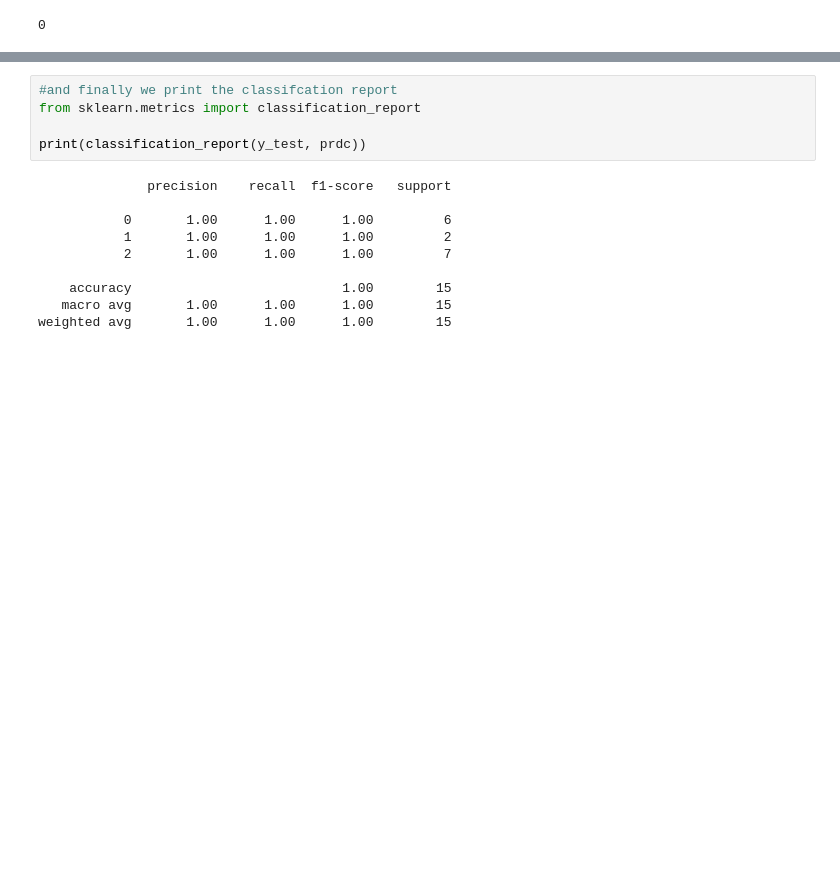
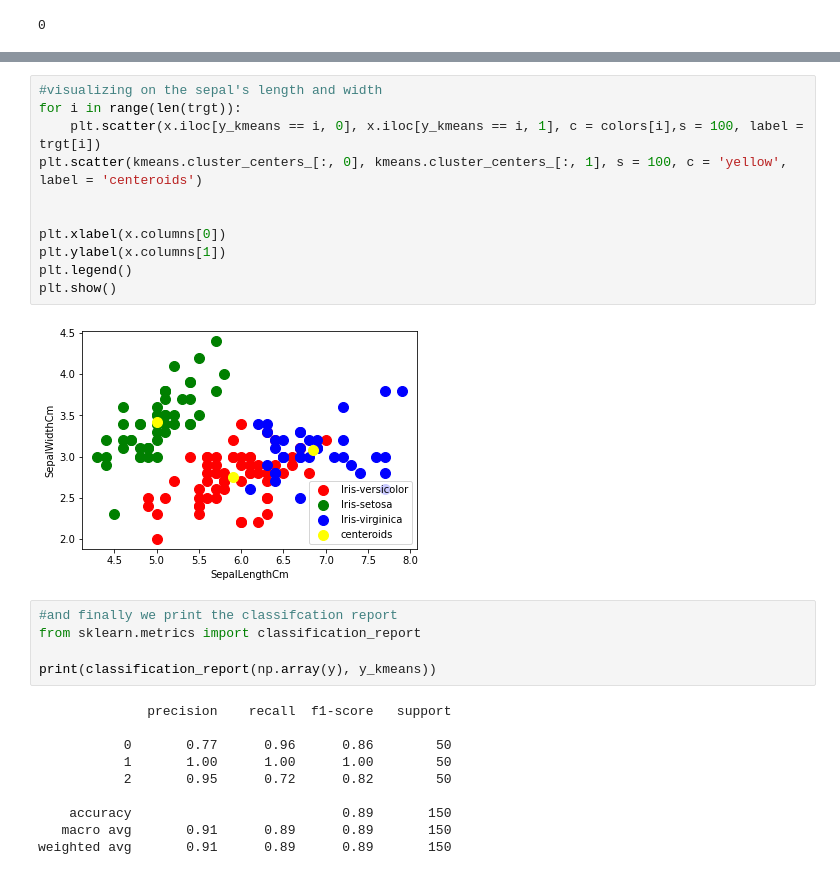
Before and after one commit to abualhamd/sparks-foundation-data-science-challenges, a Jupyter notebook: #2_Iris/Untitled.ipynb, the cells around one changed output, grey strips where cells are left out. Saved outputs shown, nothing was run; the diff lists cells and outputs as text; blank space fills up the shorter version.

```diff
--- a/#2_Iris/Untitled.ipynb
+++ b/#2_Iris/Untitled.ipynb
@@ -162,15 +151,28 @@ array([2, 0, 1, 2, 2, 0, 1, 0, 0, 2, 0, 2, 2, 2, 0], dtype=int64)
+# %%
+#visualizing on the sepal's length and width
+for i in range(len(trgt)):
+    plt.scatter(x.iloc[y_kmeans == i, 0], x.iloc[y_kmeans == i, 1], c = colors[i],s = 100, label = trgt[i])
+plt.scatter(kmeans.cluster_centers_[:, 0], kmeans.cluster_centers_[:, 1], s = 100, c = 'yellow', label = 'centeroids')
+
+
+plt.xlabel(x.columns[0])
+plt.ylabel(x.columns[1])
+plt.legend()
+plt.show()
+# %% [output]
+[figure, added]
 # %%
 #and finally we print the classifcation report
 from sklearn.metrics import classification_report
 
-print(classification_report(y_test, prdc))
+print(classification_report(np.array(y), y_kmeans))
 # %% [output]
               precision    recall  f1-score   support
 
-           0       1.00      1.00      1.00         6
-           1       1.00      1.00      1.00         2
-           2       1.00      1.00      1.00         7
+           0       0.77      0.96      0.86        50
+           1       1.00      1.00      1.00        50
+           2       0.95      0.72      0.82        50
 
-    accuracy                           1.00        15
-   macro avg       1.00      1.00      1.00        15
-weighted avg       1.00      1.00      1.00        15
+    accuracy                           0.89       150
+   macro avg       0.91      0.89      0.89       150
+weighted avg       0.91      0.89      0.89       150
```
Also changed, not shown: parts of 19 cells of this notebook.
